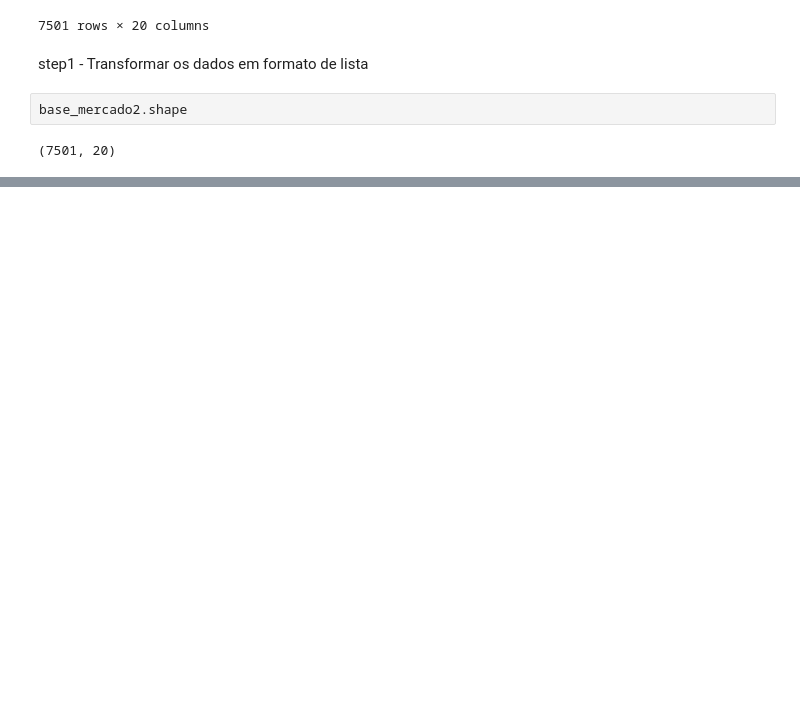
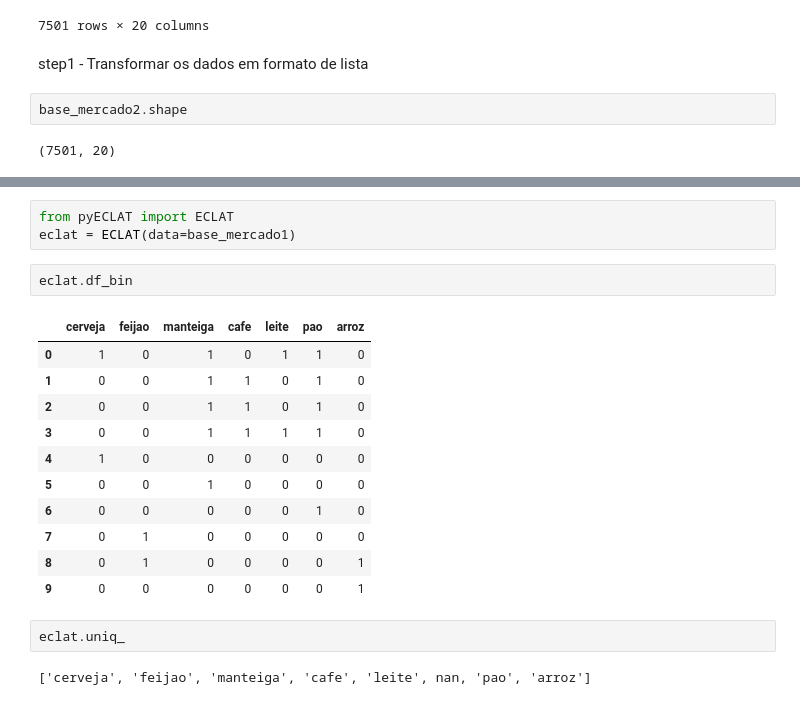
Before and after one commit to Diegoeverton/Estudo-Machine-Learning, a Jupyter notebook: associacao.ipynb, the cells around one changed output, grey strips where cells are left out. Saved outputs shown, nothing was run; the diff lists cells and outputs as text; blank space fills up the shorter version.

Commit message:
algoritmo eclat

```diff
--- a/associacao.ipynb
+++ b/associacao.ipynb
@@ -196,0 +277,21 @@ transacoes
+# %%
+from pyECLAT import ECLAT
+eclat = ECLAT(data=base_mercado1)
+# %%
+eclat.df_bin
+# %% [output]
+|  | cerveja | feijao | manteiga | cafe | leite | pao | arroz |
+| 0 | 1 | 0 | 1 | 0 | 1 | 1 | 0 |
+| 1 | 0 | 0 | 1 | 1 | 0 | 1 | 0 |
+| 2 | 0 | 0 | 1 | 1 | 0 | 1 | 0 |
+| 3 | 0 | 0 | 1 | 1 | 1 | 1 | 0 |
+| 4 | 1 | 0 | 0 | 0 | 0 | 0 | 0 |
+| 5 | 0 | 0 | 1 | 0 | 0 | 0 | 0 |
+| 6 | 0 | 0 | 0 | 0 | 0 | 1 | 0 |
+| 7 | 0 | 1 | 0 | 0 | 0 | 0 | 0 |
+| 8 | 0 | 1 | 0 | 0 | 0 | 0 | 1 |
+| 9 | 0 | 0 | 0 | 0 | 0 | 0 | 1 |
+# %%
+eclat.uniq_
+# %% [output]
+['cerveja', 'feijao', 'manteiga', 'cafe', 'leite', nan, 'pao', 'arroz']
```
Also changed, not shown: parts of 15 cells of this notebook.
